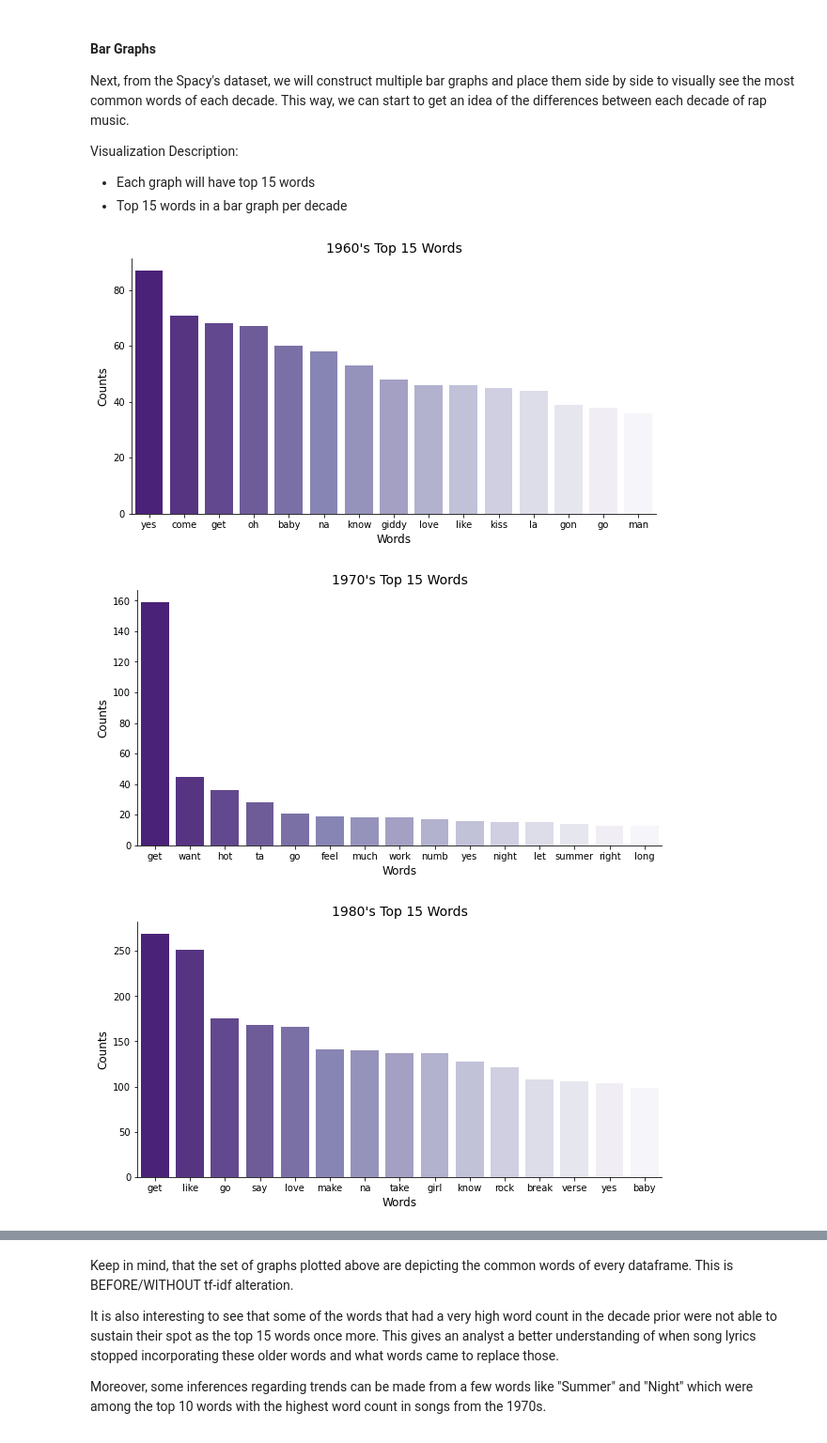
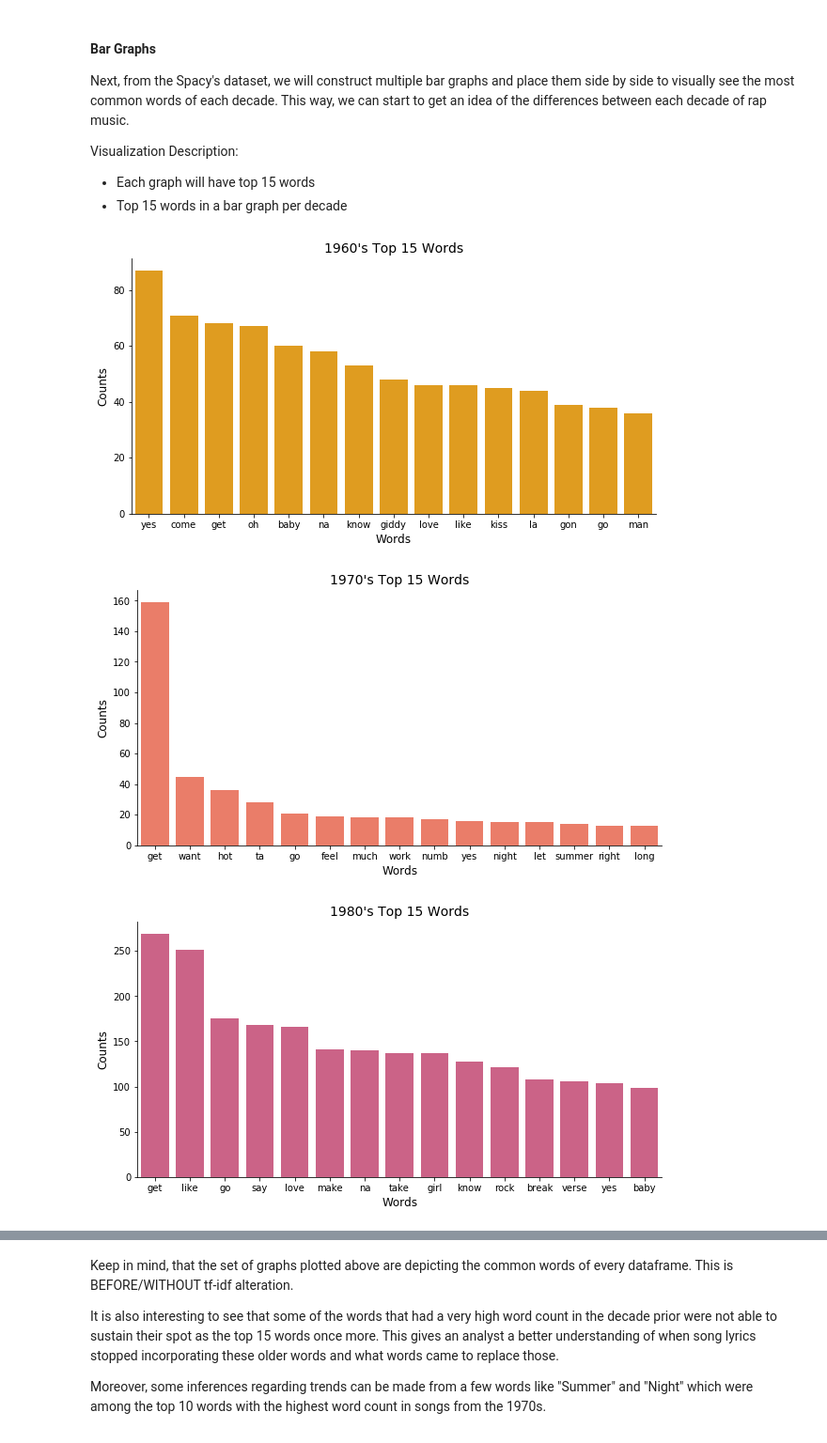
Before and after one commit to drewli815/Evolution-of-Rap, a Jupyter notebook: notebooks/FinalProposal.ipynb, the cells around one changed output, grey strips where cells are left out. Shown: that part at 94% size. Drawn from its saved outputs; the diff is of its cells as text; code cells hidden in the pictures.

```diff
--- a/notebooks/FinalProposal.ipynb
+++ b/notebooks/FinalProposal.ipynb
@@ -716,6 +734,8 @@ palette = 'Purples'
 newPalette = 'Purples_r'
 axesSize = 12
 titleSize = 14
+colors = ['#ffa600','#ff6e54','#dd5182','#955196','#444e86','#003f5c']
+customPalette=sns.set_palette(sns.color_palette(colors))
 # %% [markdown]
 #### Distplots and Histogram
 
@@ -895,7 +915,7 @@ yLabel = 'Counts'
 # plot 1
 plt.figure(figsize=(10,5))
 top_common_df5960 = df5960_counts.iloc[0:15]
-ax1 = sns.barplot(xVal, yVal, data=top_common_df5960, palette=newPalette)\
+ax1 = sns.barplot(xVal, yVal, data=top_common_df5960, color=colors[0])\
     .set_title("1960's Top 15 Words", size=titleSize)
 plt.xlabel(xLabel, size=axesSize)
 plt.ylabel(yLabel, size=axesSize)
@@ -904,7 +924,7 @@ sns.despine()
 # plot 2
 plt.figure(figsize=(10,5))
 top_common_df70 = df70_counts.iloc[0:15]
-ax2 = sns.barplot(xVal, yVal, data=top_common_df70, palette=newPalette)\
+ax2 = sns.barplot(xVal, yVal, data=top_common_df70, color=colors[1])\
     .set_title("1970's Top 15 Words", size=titleSize)
 plt.xlabel(xLabel, size=axesSize)
 plt.ylabel(yLabel, size=axesSize)
@@ -913,39 +933,39 @@ sns.despine()
 # plot 3
 plt.figure(figsize=(10,5))
 top_common_df80 = df80_counts.iloc[0:15]
-sns.barplot(xVal, yVal, data=top_common_df80, palette=newPalette)\
+sns.barplot(xVal, yVal, data=top_common_df80, color=colors[2])\
     .set_title("1980's Top 15 Words", size=titleSize)
 plt.xlabel(xLabel, size=axesSize)
 plt.ylabel(yLabel, size=axesSize)
 sns.despine()
 
 # plot 4
 plt.figure(figsize=(10,5))
 top_common_df90 = df90_counts.iloc[0:15]
-sns.barplot(xVal, yVal, data=top_common_df90, palette=newPalette)\
+sns.barplot(xVal, yVal, data=top_common_df90, color=colors[3])\
     .set_title("1990's Top 15 Words", size=titleSize)
 plt.xlabel(xLabel, size=axesSize)
 plt.ylabel(yLabel, size=axesSize)
 sns.despine()
 
 # plot 5
 plt.figure(figsize=(10,5))
 top_common_df00 = df00_counts.iloc[0:15]
-sns.barplot(xVal, yVal, data=top_common_df00, palette=newPalette)\
+sns.barplot(xVal, yVal, data=top_common_df00, color=colors[4])\
     .set_title("2000's Top 15 Words", size=titleSize)
 plt.xlabel(xLabel, size=axesSize)
 plt.ylabel(yLabel, size=axesSize)
 sns.despine()
 
 # plot 6
 plt.figure(figsize=(10,5))
 top_common_df10 = df10_counts.iloc[0:15]
-sns.barplot(xVal, yVal, data=top_common_df10, palette=newPalette)\
+sns.barplot(xVal, yVal, data=top_common_df10, color=colors[5])\
     .set_title("2010's Top 15 Words", size=titleSize)
 plt.xlabel(xLabel, size=axesSize)
 plt.ylabel(yLabel, size=axesSize)
 sns.despine()
 # %% [output]
-[figure, old version]
+[figure, new version]
-[figure, old version]
+[figure, new version]
-[figure, old version]
+[figure, new version]
```
Also changed, not shown: parts of 7 cells of this notebook, 1 other file.
